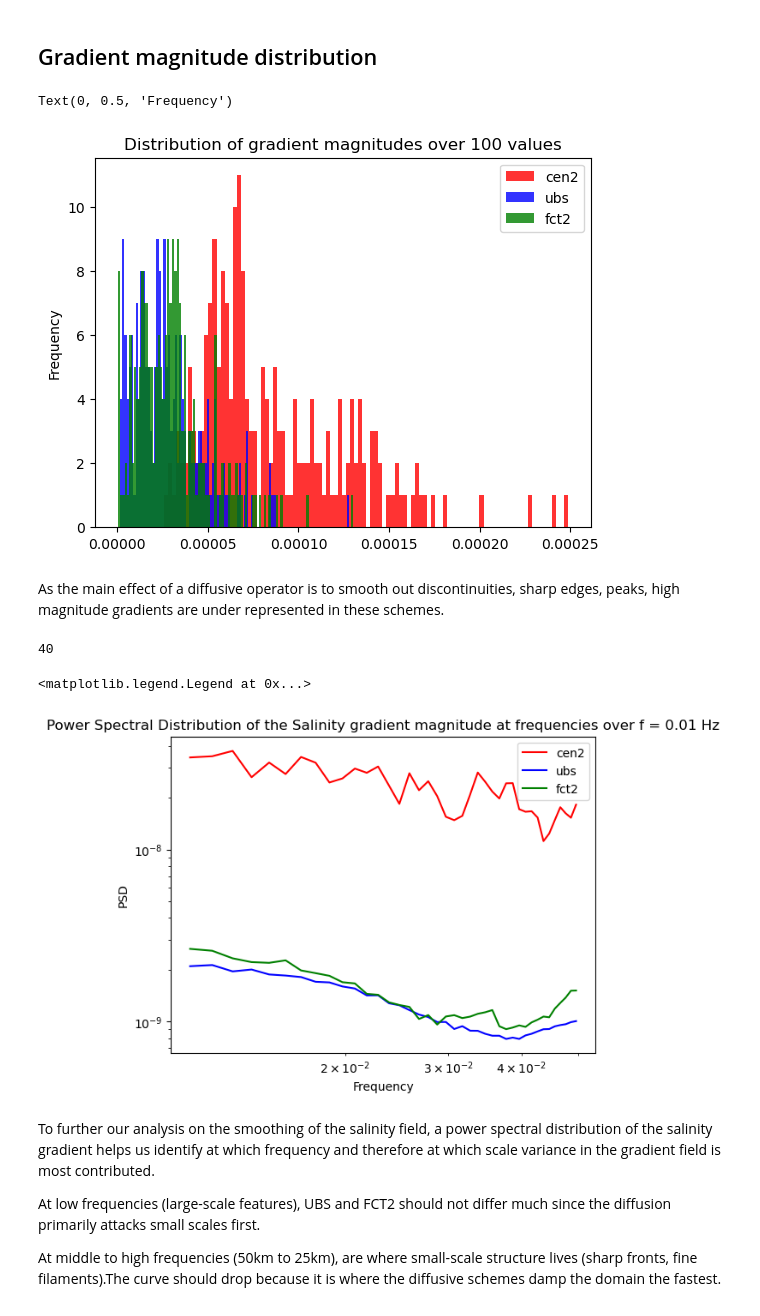
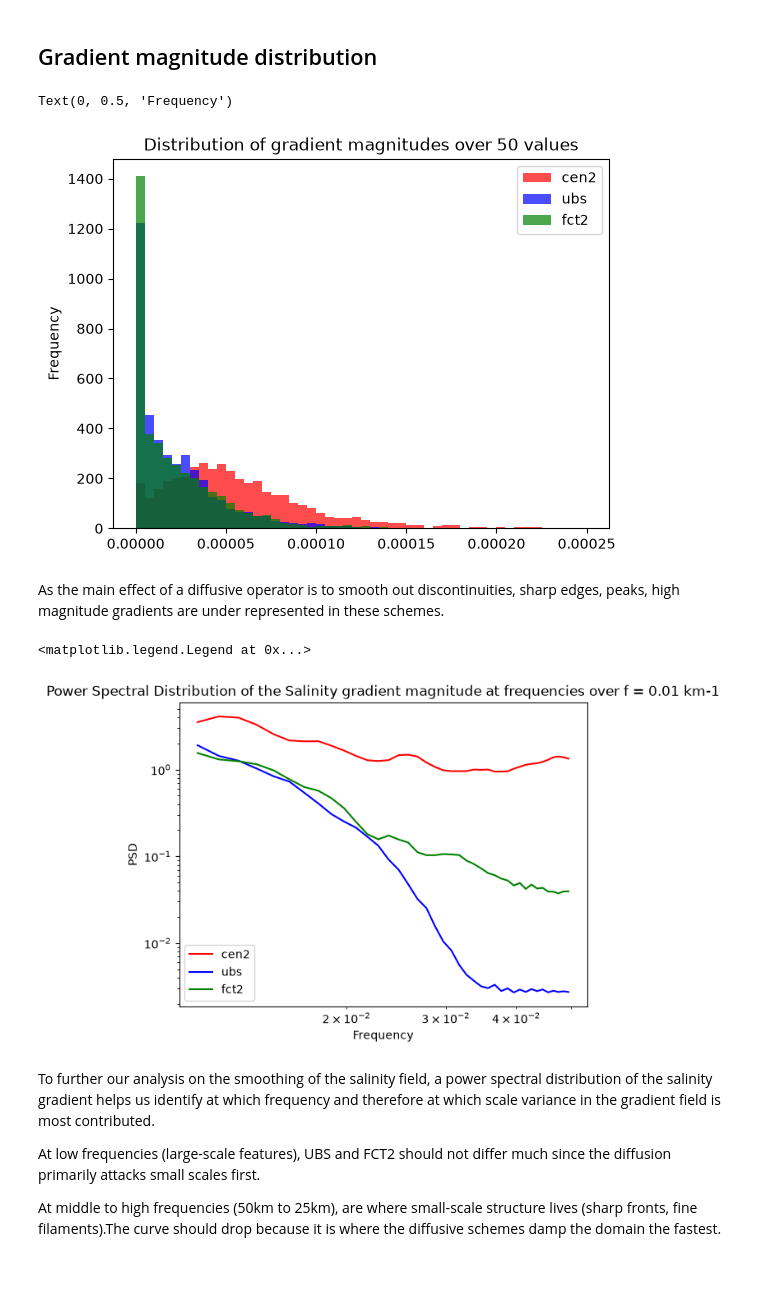
Before and after one commit to justinebuisson606/NEMO_Demonstrators, a Jupyter notebook: Demonstrator 2.ipynb, the cells around one changed output. Drawn from its saved outputs; the diff is of its cells as text; code cells hidden in the pictures; blank space fills up the shorter version.

```diff
--- a/Demonstrator 2.ipynb
+++ b/Demonstrator 2.ipynb
@@ -97,6 +200,6 @@ CalledProcessError: Command 'b'\n#Insert below the directory path in which you w
 # %%
 #Insert below the name of the directory in which you will run the simulations /.../EXP$$
-rep = 'ALL_NEMO_openmpi_oneAPI2024.2.1/nemo/tests/CANAL/EXP00/'
+rep = ''
 # %% [markdown]
 ## CEN2 (dispersive)
 # %%
@@ -332,23 +397,24 @@ But the variance curve tells us only how much smoothing each scheme applies over
 # %%
 t = 15
 
-cen2_grad = cen2.sssgrad.isel(time_counter = t, y_grid_T = 50)
+cen2_grad = cen2.sssgrad.isel(time_counter = t)[40:60]
 cen2_grad = np.array(cen2_grad)
 cen2_grad_0 = cen2_grad[cen2_grad != 0]
 
 
-ubs_grad = ubs.sssgrad.isel(time_counter = t, y_grid_T = 50)
+ubs_grad = ubs.sssgrad.isel(time_counter = t)[40:60]
 ubs_grad = np.array(ubs_grad)
 ubs_grad_0 = ubs_grad[ubs_grad != 0]
 
 
-fct2_grad = fct2.sssgrad.isel(time_counter = t, y_grid_T = 50)
+fct2_grad = fct2.sssgrad.isel(time_counter = t)[40:60]
 fct2_grad = np.array(fct2_grad)
 fct2_grad_0 = fct2_grad[fct2_grad != 0]
 
-plt.hist(cen2_grad_0, bins=50, color="red",alpha=0.8, label = 'cen2')
-plt.hist(ubs_grad_0, bins=50, color="blue",alpha=0.8, label = 'ubs')
-plt.hist(fct2_grad_0, bins=50, color="green",alpha=0.8, label = 'fct2')
+plt.hist(cen2_grad_0, bins=50, range=(0, 0.00025), color="red",alpha=0.7, label = 'cen2')
+plt.hist(ubs_grad_0, bins=50, range=(0, 0.00025), color="blue",alpha=0.7, label = 'ubs')
+plt.hist(fct2_grad_0, bins=50, range=(0, 0.00025), color="green",alpha=0.7, label = 'fct2')
+
 
 plt.legend()
 
@@ -357,7 +423,7 @@ plt.title("Distribution of gradient magnitudes over 50 values")
 plt.ylabel("Frequency")
 # %% [output]
 Text(0, 0.5, 'Frequency')
-[figure, old version]
+[figure, new version]
 # %% [markdown]
 As the main effect of a diffusive operator is to smooth out discontinuities, sharp edges, peaks, high magnitude gradients are under represented in these schemes.
 # %%
@@ -365,52 +431,58 @@ Fs = 1/10
 cen2_fft=[[],[]]
 
 for i in range(100):
-    dataset = cen2.sssgrad.isel(time_counter = -1, x_grid_T = i)
+    dataset = cen2.soce.isel(time_counter = -1, x_grid_T = i)
     cen2_soce = np.array(dataset)
     f_cen2, psd_cen2 = signal.welch(cen2_soce, Fs, nperseg = 101, window = 'tukey')
     cen2_fft[0].append(f_cen2)
     cen2_fft[1].append(psd_cen2)
 
+psd_all = np.array(cen2_fft[1])      # shape (100, n_freq)
 
-f = f_cen2[f_cen2 > 0.01]
-moyennes = [sum(valeurs) / len(valeurs) for valeurs in cen2_fft[1]]
-moyennes = moyennes[len(moyennes)-len(f):]
-
+mask = f_cen2 > 0.01
+f = f_cen2[mask]
+moyennes = np.nanmean(psd_all, axis=tuple(range(psd_all.ndim - 1)))[mask]
 
 plt.loglog(f, moyennes, 'r', label = 'cen2')
+
 ubs_fft = [[],[]]
 
 for i in range(100):
-    dataset = ubs.sssgrad.isel(time_counter = -1, x_grid_T = i)
+    dataset = ubs.soce.isel(time_counter = -1, x_grid_T = i)
     f_ubs, psd_ubs = signal.welch(np.array(dataset), Fs, nperseg = 101, window = 'tukey')
     ubs_fft[0].append(f_ubs)
     ubs_fft[1].append(psd_ubs)
-f = f_ubs[f_ubs > 0.01]
-moyennes = [sum(valeurs) / len(valeurs) for valeurs in ubs_fft[1]]
-moyennes = moyennes[len(moyennes)-len(f):]
+psd_all = np.array(ubs_fft[1])      # shape (100, n_freq)
+
+mask = f_ubs > 0.01
+f = f_ubs[mask]
+moyennes = np.nanmean(psd_all, axis=tuple(range(psd_all.ndim - 1)))[mask]
 
 plt.loglog(f, moyennes, 'b', label = 'ubs')
+
 fct2_fft = [[],[]]
 for i in range(100):
-    dataset = fct2.sssgrad.isel(time_counter = -1, x_grid_T = i)
+    dataset = fct2.soce.isel(time_counter = -1, x_grid_T = i)
     f_fct2, psd_fct2 = signal.welch(np.array(dataset), Fs, nperseg = 101, window = 'tukey')
     fct2_fft[0].append(f_fct2)
     fct2_fft[1].append(psd_fct2)
-f = f_fct2[f_fct2 > 0.01]
-moyennes = [sum(valeurs) / len(valeurs) for valeurs in fct2_fft[1]]
-moyennes = moyennes[len(moyennes)-len(f):]
+
+psd_all = np.array(fct2_fft[1])      # shape (100, n_freq)
+
+mask = f_fct2 > 0.01
+f = f_fct2[mask]
+moyennes = np.nanmean(psd_all, axis=tuple(range(psd_all.ndim - 1)))[mask]
 
 plt.loglog(f, moyennes, 'g', label = 'fct2')
-#plt.loglog(f[5:20] , [k**(-5/3)/500000000000 for k in f[5:20]], label = 'k^-5/3')
-#plt.loglog(f[15:], [k**(-3)/30000000000000 for k in f[15:]], label = 'k^-3')
+#plt.loglog(f[5:20] , [k**(-5/3)/500 for k in f[5:20]], label = 'k^-5/3')
+#plt.loglog(f[15:], [k**(-3)/300000 for k in f[15:]], label = 'k^-3')
 plt.xlabel('Frequency')
 plt.ylabel('PSD')
 plt.title('Power Spectral Distribution of the Salinity gradient magnitude at frequencies over f = 0.01 km-1')
 plt.legend()
 # %% [output]
-40
+<matplotlib.legend.Legend at 0x...>
-<matplotlib.legend.Legend at 0x...>
-[figure, old version]
+[figure, new version]
 # %% [markdown]
 To further our analysis on the smoothing of the salinity field, a power spectral distribution of the salinity gradient helps us identify at which frequency and therefore at which scale variance in the gradient field is most contributed.
 
```
Also changed, not shown: parts of 20 cells of this notebook.
